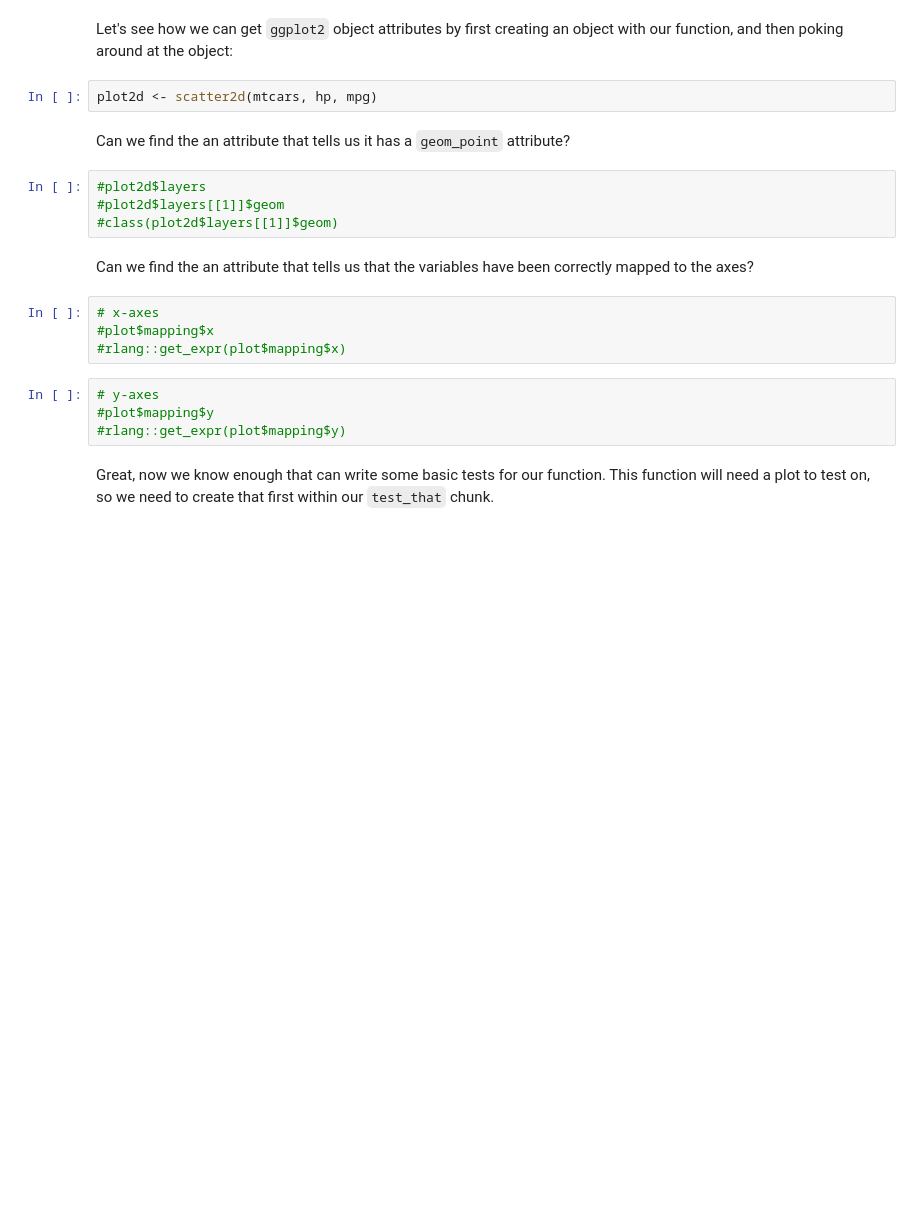
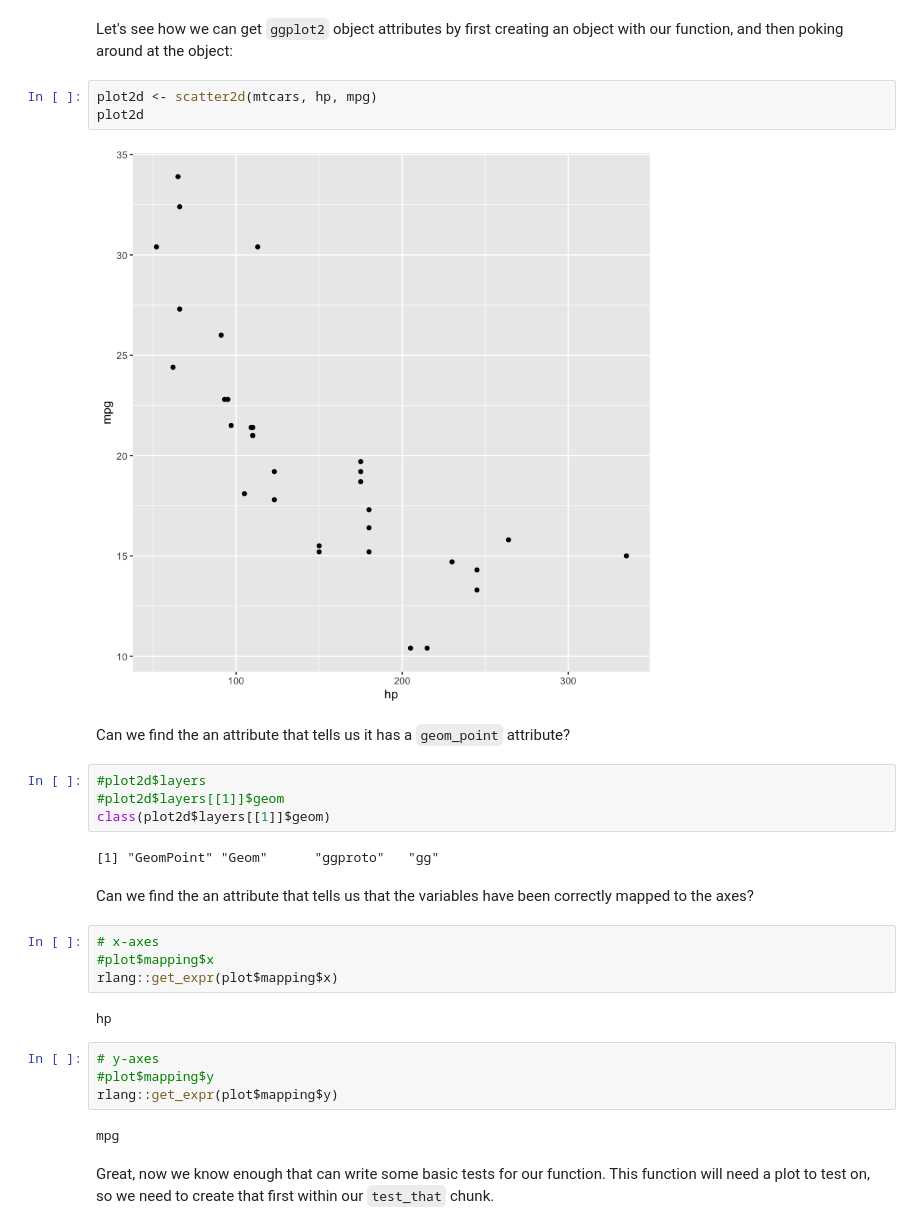
Before and after one commit to UBC-MDS/DSCI_524_collab-sw-dev, a Jupyter notebook: lectures/03_lecture-code-review-and-testing.ipynb, the cells around one changed output. Cells and saved outputs as stored; diff of their text form; blank space fills up the shorter version.

```diff
--- a/lectures/03_lecture-code-review-and-testing.ipynb
+++ b/lectures/03_lecture-code-review-and-testing.ipynb
@@ -164,22 +168,31 @@ scatter2d <- function(data, x, y) {
 Let's see how we can get `ggplot2` object attributes by first creating an object with our function, and then poking around at the object:
 # %%
 plot2d <- scatter2d(mtcars, hp, mpg)
+plot2d
+# %% [output]
+[figure, added]
 # %% [markdown]
 Can we find the an attribute that tells us it has a `geom_point` attribute?
 # %%
 #plot2d$layers
 #plot2d$layers[[1]]$geom
-#class(plot2d$layers[[1]]$geom)
+class(plot2d$layers[[1]]$geom)
+# %% [output]
+[1] "GeomPoint" "Geom"      "ggproto"   "gg"
 # %% [markdown]
 Can we find the an attribute that tells us that the variables have been correctly mapped to the axes?
 # %%
 # x-axes
 #plot$mapping$x
-#rlang::get_expr(plot$mapping$x)
+rlang::get_expr(plot$mapping$x)
+# %% [output]
+hp
 # %%
 # y-axes
 #plot$mapping$y
-#rlang::get_expr(plot$mapping$y)
+rlang::get_expr(plot$mapping$y)
+# %% [output]
+mpg
 # %% [markdown]
 Great, now we know enough that can write some basic tests for our function. This function will need a plot to test on, so we need to create that first within our `test_that` chunk.
 # %%
```
Also changed, not shown: parts of 15 cells of this notebook, 4 other files.
